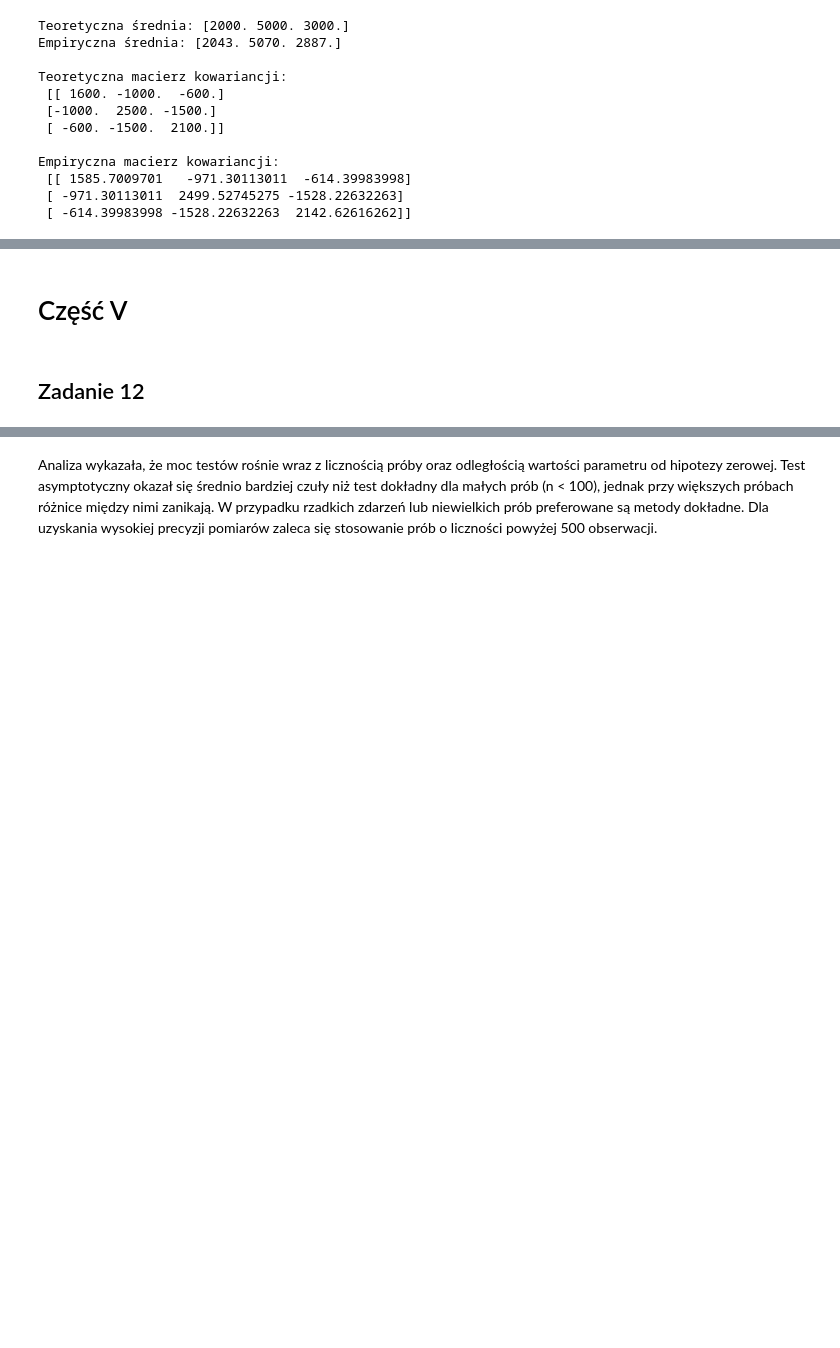
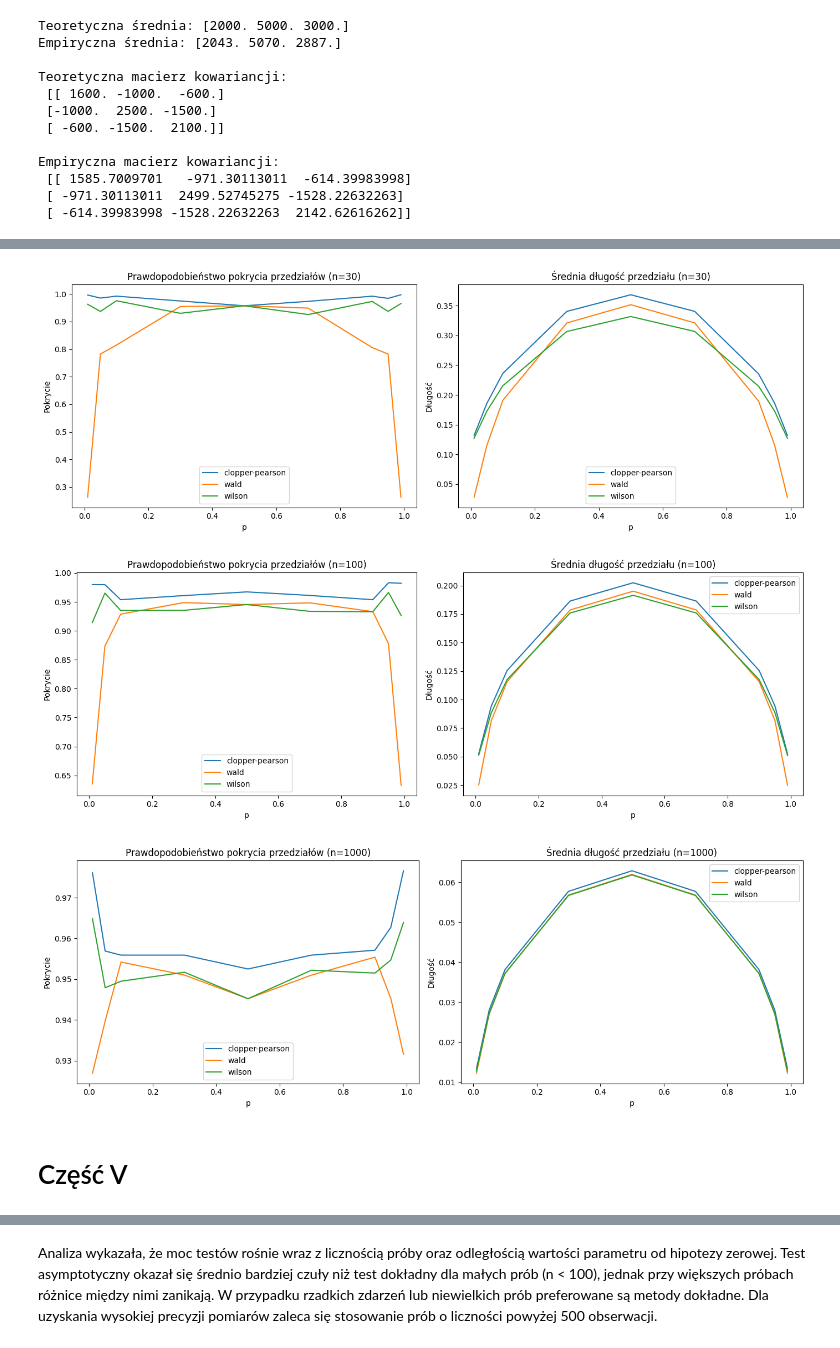
Before and after one commit to karbak12/Analiza-danych-ankietowych-Sprawozdanie-1, a Jupyter notebook: ada1.ipynb, the cells around one changed output, grey strips where cells are left out. Saved outputs shown, nothing was run; the diff lists cells and outputs as text; code cells hidden in the pictures; blank space fills up the shorter version.

```diff
--- a/ada1.ipynb
+++ b/ada1.ipynb
@@ -492,0 +561,14 @@ Empiryczna macierz kowariancji:
+# %%
+# Parametry rozkładu
+n = 100         # liczba prób
+p = 0.3         # prawdopodobieństwo sukcesu
+num_trials = 1000
+
+# Generowanie próbek z rozkładu dwumianowego
+samples = np.random.binomial(n, p, size=num_trials)
+
+proportions = samples / n
+conf_intervals = [proportion_confint(count=sample, nobs=n, alpha=0.05, method='wilson')
+                  for sample in samples]
+
+print(f"Przedział ufności (0.95): {conf_intervals}")
@@ -493,4 +580,61 @@ Empiryczna macierz kowariancji:
+# %%
+# Parametry
+alfa = 0.05
+confidence = 1 - alfa
+sample_sizes = [30, 100, 1000]
+ps = [0.01, 0.05, 0.1, 0.3, 0.5, 0.7, 0.9, 0.95, 0.99]
+n_trials = 10000
+
+# Przechowywanie wyników
+results = {}
+
+methods = {
+    'clopper-pearson': 'beta',
+    'wald': 'normal',
+    'wilson': 'wilson'
+}
+
+# Symulacje
+for n in sample_sizes:
+    results[n] = {method: {'coverage': [], 'avg_length': []} for method in methods}
+
+    for p in ps:
+        samples = np.random.binomial(n, p, size=n_trials)
+
+        for method_name, method_id in methods.items():
+            covered = []
+            lengths = []
+            for k in samples:
+                ci_low, ci_high = proportion_confint(k, n, alpha=alfa, method=method_id)
+                covered.append(ci_low <= p <= ci_high)
+                lengths.append(ci_high - ci_low)
+
+            results[n][method_name]['coverage'].append(np.mean(covered))
+            results[n][method_name]['avg_length'].append(np.mean(lengths))
+
+# Wykresy
+for n in sample_sizes:
+    fig, axs = plt.subplots(1, 2, figsize=(14, 5))
+
+    for method in methods:
+        axs[0].plot(ps, results[n][method]['coverage'], label=method)
+        axs[1].plot(ps, results[n][method]['avg_length'], label=method)
+
+    axs[0].set_title(f'Prawdopodobieństwo pokrycia przedziałów (n={n})')
+    axs[0].set_xlabel('p')
+    axs[0].set_ylabel('Pokrycie')
+    axs[0].legend()
+
+    axs[1].set_title(f'Średnia długość przedziału (n={n})')
+    axs[1].set_xlabel('p')
+    axs[1].set_ylabel('Długość')
+    axs[1].legend()
+
+    plt.tight_layout()
+    plt.show()
+# %% [output]
+[figure, added]
+[figure, added]
+[figure, added]
 # %% [markdown]
 # Część V
-# %% [markdown]
-## Zadanie 12
```
Also changed, not shown: parts of 41 cells of this notebook.
